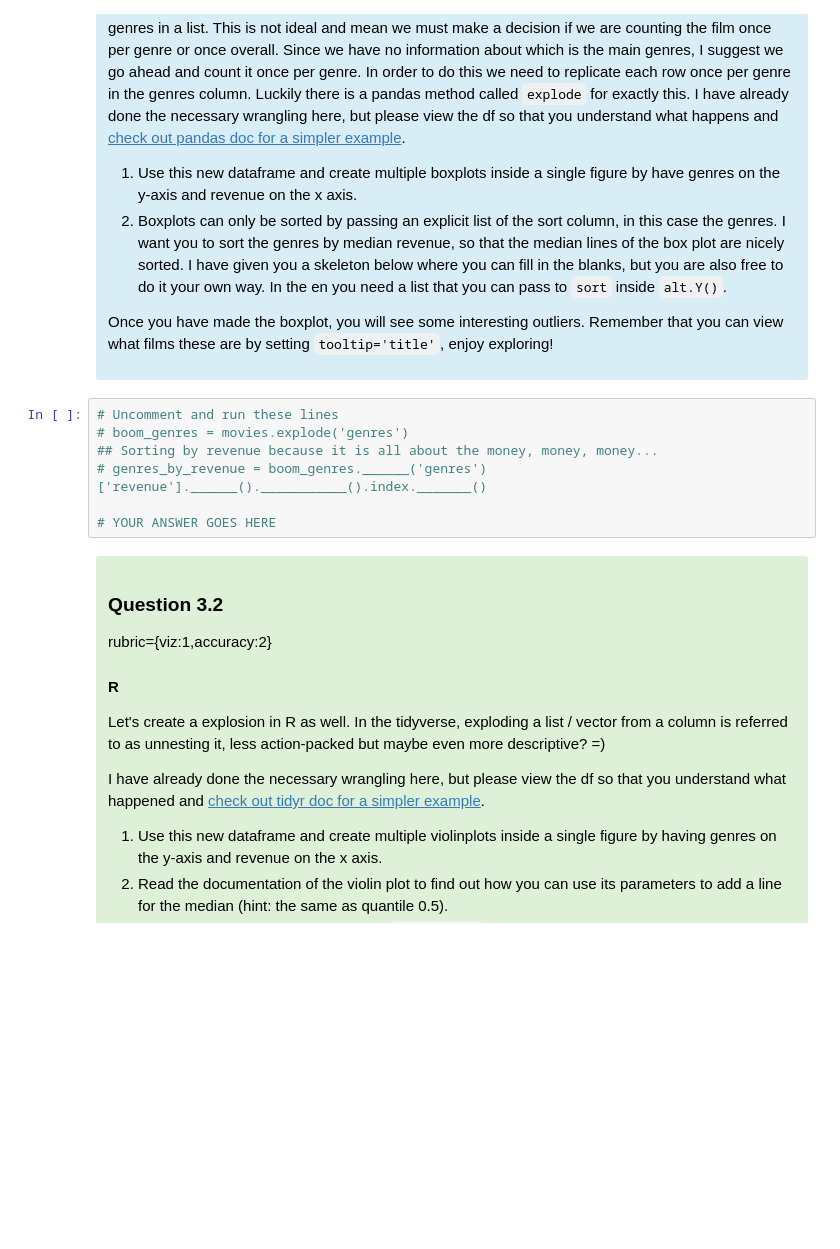
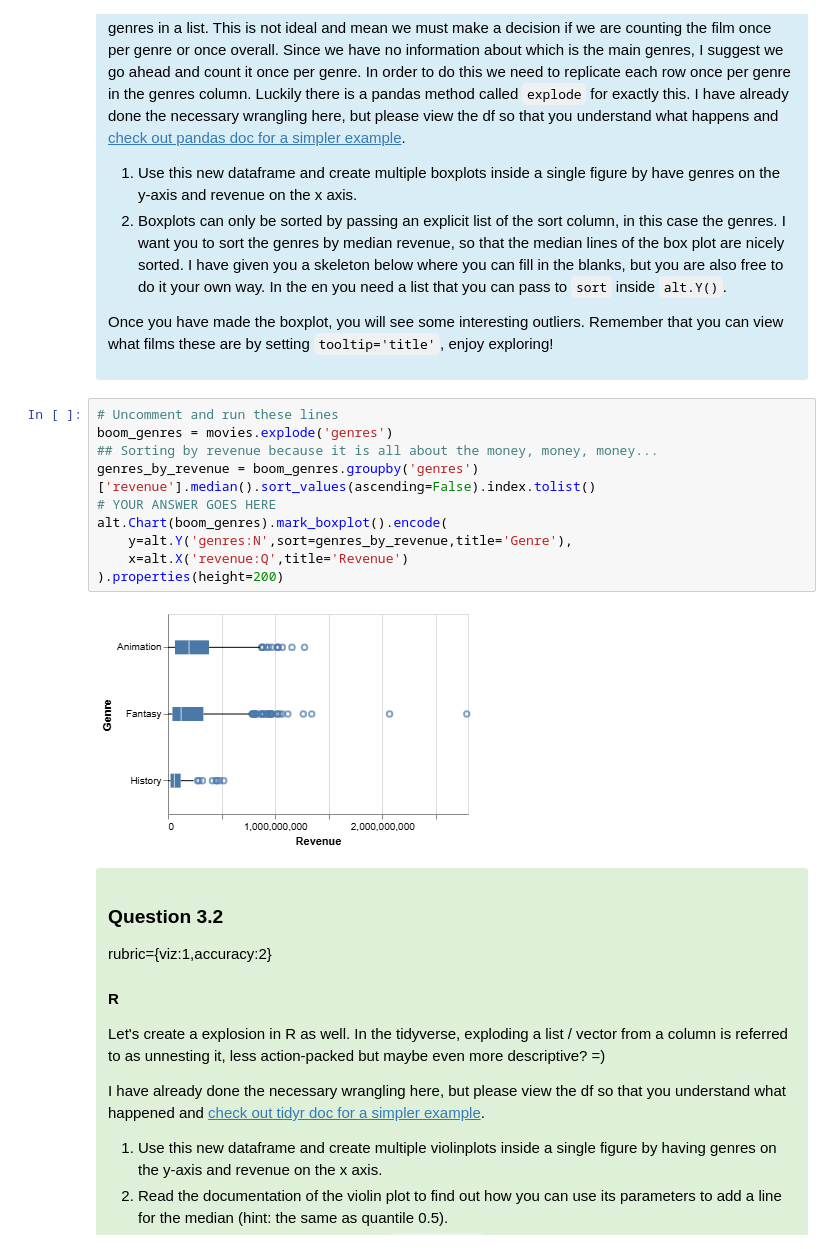
Before and after one commit to Zihao-Sheng/DATA_550_lab2_group14, a Jupyter notebook: lab2.ipynb, the cells around one changed output. Saved outputs shown, nothing was run; the diff lists cells and outputs as text; blank space fills up the shorter version.

```diff
--- a/lab2.ipynb
+++ b/lab2.ipynb
@@ -455,11 +455,16 @@ rubric={viz:1,accuracy:1}
 </div>
 # %%
 # Uncomment and run these lines
-# boom_genres = movies.explode('genres')
+boom_genres = movies.explode('genres')
 ## Sorting by revenue because it is all about the money, money, money...
-# genres_by_revenue = boom_genres.______('genres')['revenue'].______().___________().index._______()
-
+genres_by_revenue = boom_genres.groupby('genres')['revenue'].median().sort_values(ascending=False).index.tolist()
 # YOUR ANSWER GOES HERE
+alt.Chart(boom_genres).mark_boxplot().encode(
+    y=alt.Y('genres:N',sort=genres_by_revenue,title='Genre'),
+    x=alt.X('revenue:Q',title='Revenue')
+).properties(height=200)
+# %% [output]
+[figure, added]
 # %% [markdown]
 <div class="alert alert-success" style="color:black">
 
```
Also changed, not shown: parts of 6 cells of this notebook.
